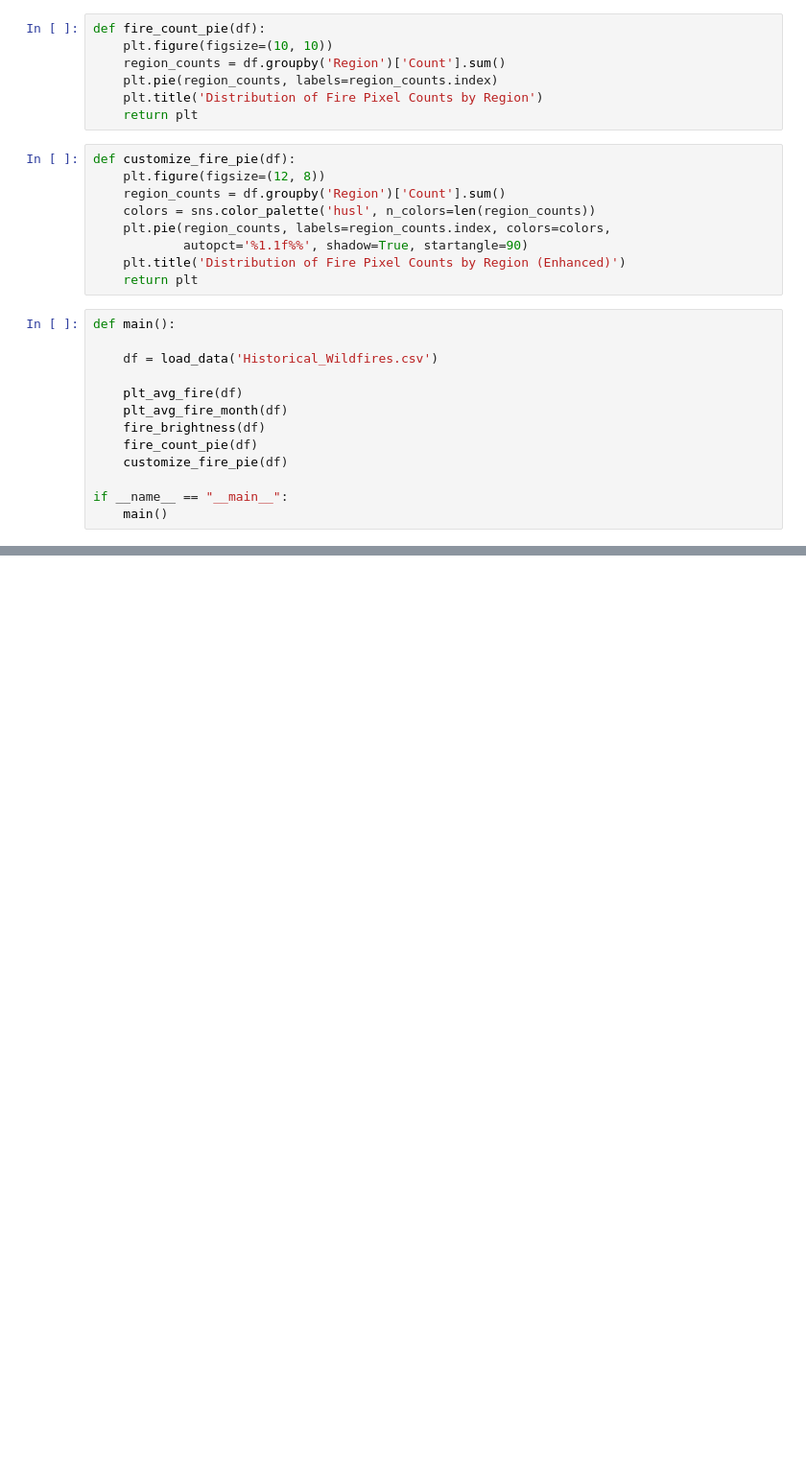
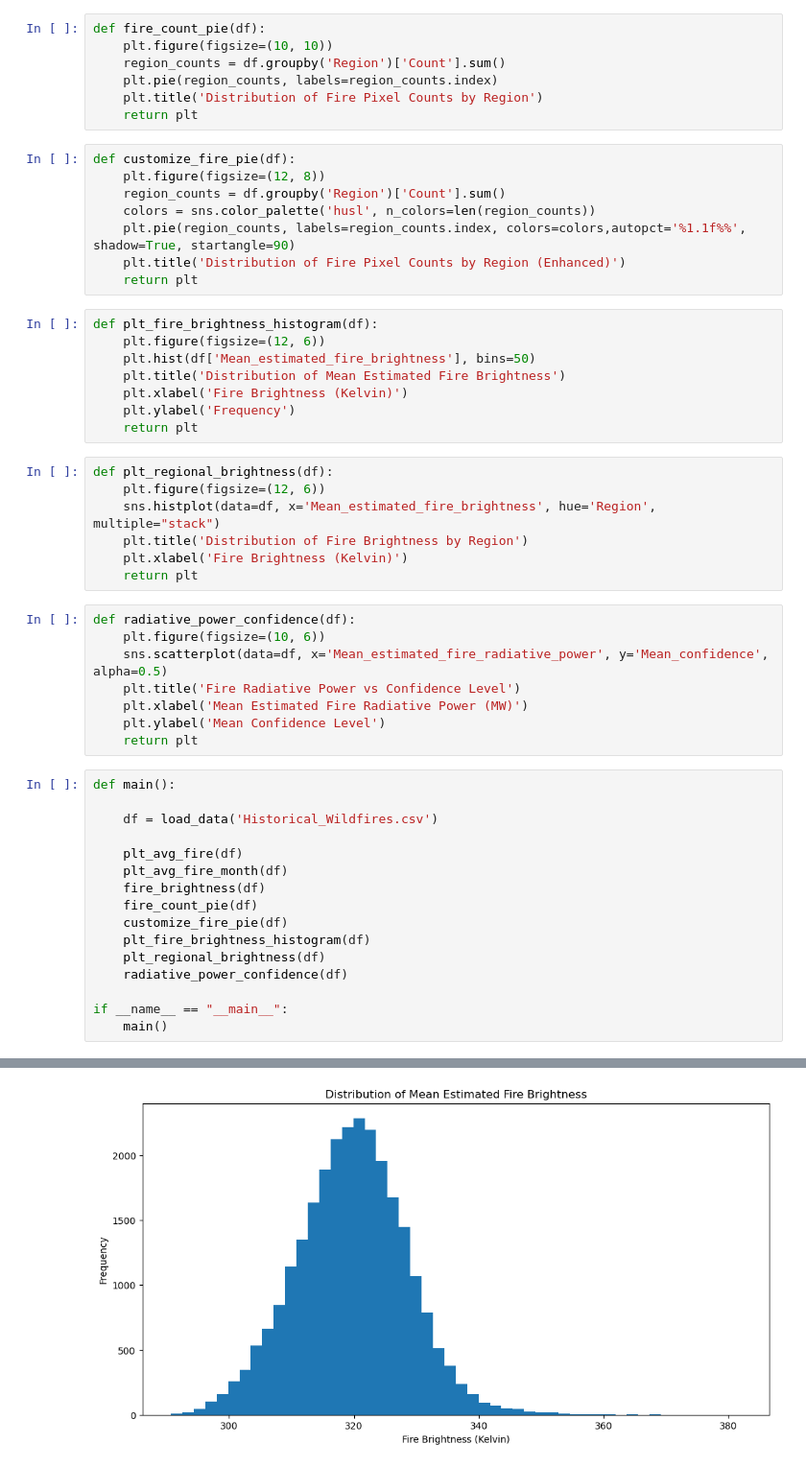
Before and after one commit to CodeGlynd/Data-Visualization, a Jupyter notebook: TASK3/main.ipynb, the cells around one changed output, grey strips where cells are left out. Shown: that part at 96% size. Drawn from its saved outputs; the diff is of its cells as text; blank space fills up the shorter version.

Commit message:
add: histogram of the mean estimated fire brightness visualize fire brightness by region visualize corelation between fire radiative power and confidence level

```diff
--- a/TASK3/main.ipynb
+++ b/TASK3/main.ipynb
@@ -50,26 +50,52 @@ def customize_fire_pie(df):
     plt.figure(figsize=(12, 8))
     region_counts = df.groupby('Region')['Count'].sum()
     colors = sns.color_palette('husl', n_colors=len(region_counts))
-    plt.pie(region_counts, labels=region_counts.index, colors=colors,
-            autopct='%1.1f%%', shadow=True, startangle=90)
+    plt.pie(region_counts, labels=region_counts.index, colors=colors,autopct='%1.1f%%', shadow=True, startangle=90)
     plt.title('Distribution of Fire Pixel Counts by Region (Enhanced)')
     return plt
+# %%
+def plt_fire_brightness_histogram(df):
+    plt.figure(figsize=(12, 6))
+    plt.hist(df['Mean_estimated_fire_brightness'], bins=50)
+    plt.title('Distribution of Mean Estimated Fire Brightness')
+    plt.xlabel('Fire Brightness (Kelvin)')
+    plt.ylabel('Frequency')
+    return plt
+# %%
+def plt_regional_brightness(df):
+    plt.figure(figsize=(12, 6))
+    sns.histplot(data=df, x='Mean_estimated_fire_brightness', hue='Region', multiple="stack")
+    plt.title('Distribution of Fire Brightness by Region')
+    plt.xlabel('Fire Brightness (Kelvin)')
+    return plt
+# %%
+def radiative_power_confidence(df):
+    plt.figure(figsize=(10, 6))
+    sns.scatterplot(data=df, x='Mean_estimated_fire_radiative_power', y='Mean_confidence', alpha=0.5)
+    plt.title('Fire Radiative Power vs Confidence Level')
+    plt.xlabel('Mean Estimated Fire Radiative Power (MW)')
+    plt.ylabel('Mean Confidence Level')
+    return plt
 # %%
 def main():
 
     df = load_data('Historical_Wildfires.csv')
 
     plt_avg_fire(df)
     plt_avg_fire_month(df)
     fire_brightness(df)
     fire_count_pie(df)
     customize_fire_pie(df)
+    plt_fire_brightness_histogram(df)
+    plt_regional_brightness(df)
+    radiative_power_confidence(df)
 
 if __name__ == "__main__":
     main()
 # %% [output]
 [figure]
 [figure]
 [figure]
 [figure]
 [figure]
+[figure, added]
```
Also changed, not shown: parts of 1 cell of this notebook.
